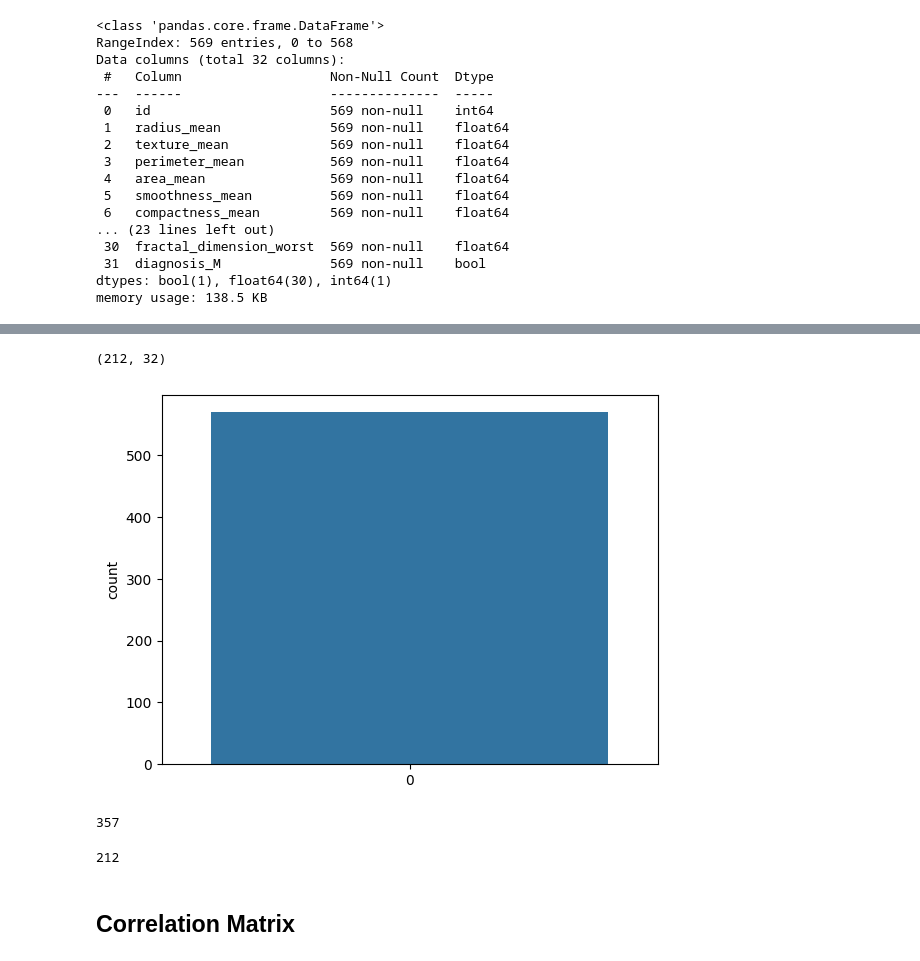
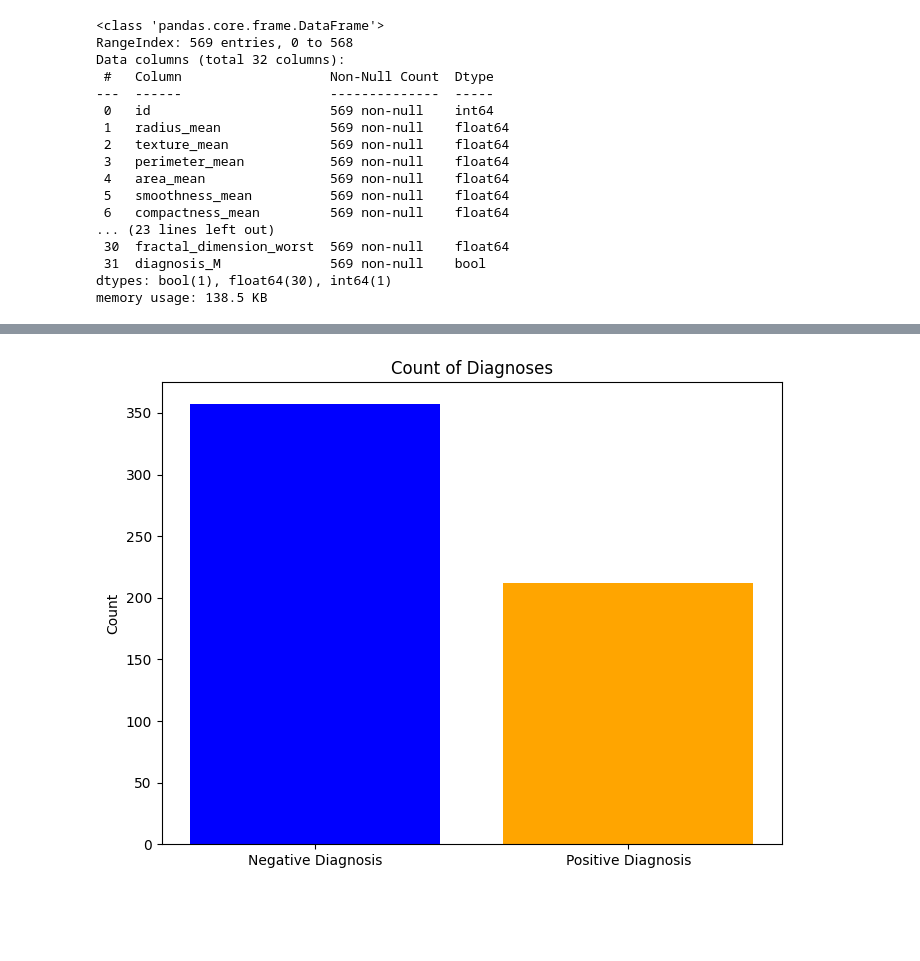
Before and after one commit to adamerikoff/learningDeepMachine, a Jupyter notebook: practice/breast_cancer.ipynb, the cells around one changed output, grey strips where cells are left out. Saved outputs shown, nothing was run; the diff lists cells and outputs as text; code cells hidden in the pictures; blank space fills up the shorter version.

Commit message:
some bar plots added

```diff
--- a/practice/breast_cancer.ipynb
+++ b/practice/breast_cancer.ipynb
@@ -113,19 +109,13 @@ dataset[(dataset["diagnosis_M"] == False)].shape
-# %%
-dataset[(dataset["diagnosis_M"] == True)].shape
-# %% [output]
-(212, 32)
-# %%
-sns.countplot(dataset["diagnosis_M"], label="Count")
-plt.show()
-# %% [output]
-[figure, removed]
-# %%
-(dataset.diagnosis_M == 0).sum()
-# %% [output]
-357
-# %%
-(dataset.diagnosis_M == 1).sum()
-# %% [output]
-212
-# %% [markdown]
-## Correlation Matrix
+# %%
+# Count the occurrences of False and True diagnoses
+false_diagnosis_count = dataset[dataset["diagnosis_M"] == False].shape[0]
+true_diagnosis_count = dataset[dataset["diagnosis_M"] == True].shape[0]
+
+# Create a bar plot
+plt.figure(figsize=(8, 6))
+plt.bar(['Negative Diagnosis', 'Positive Diagnosis'], [false_diagnosis_count, true_diagnosis_count], color=['blue', 'orange'])
+plt.title('Count of Diagnoses')
+plt.ylabel('Count')
+plt.show()
+# %% [output]
+[figure, added]
```
Also changed, not shown: parts of 1 cell of this notebook.
